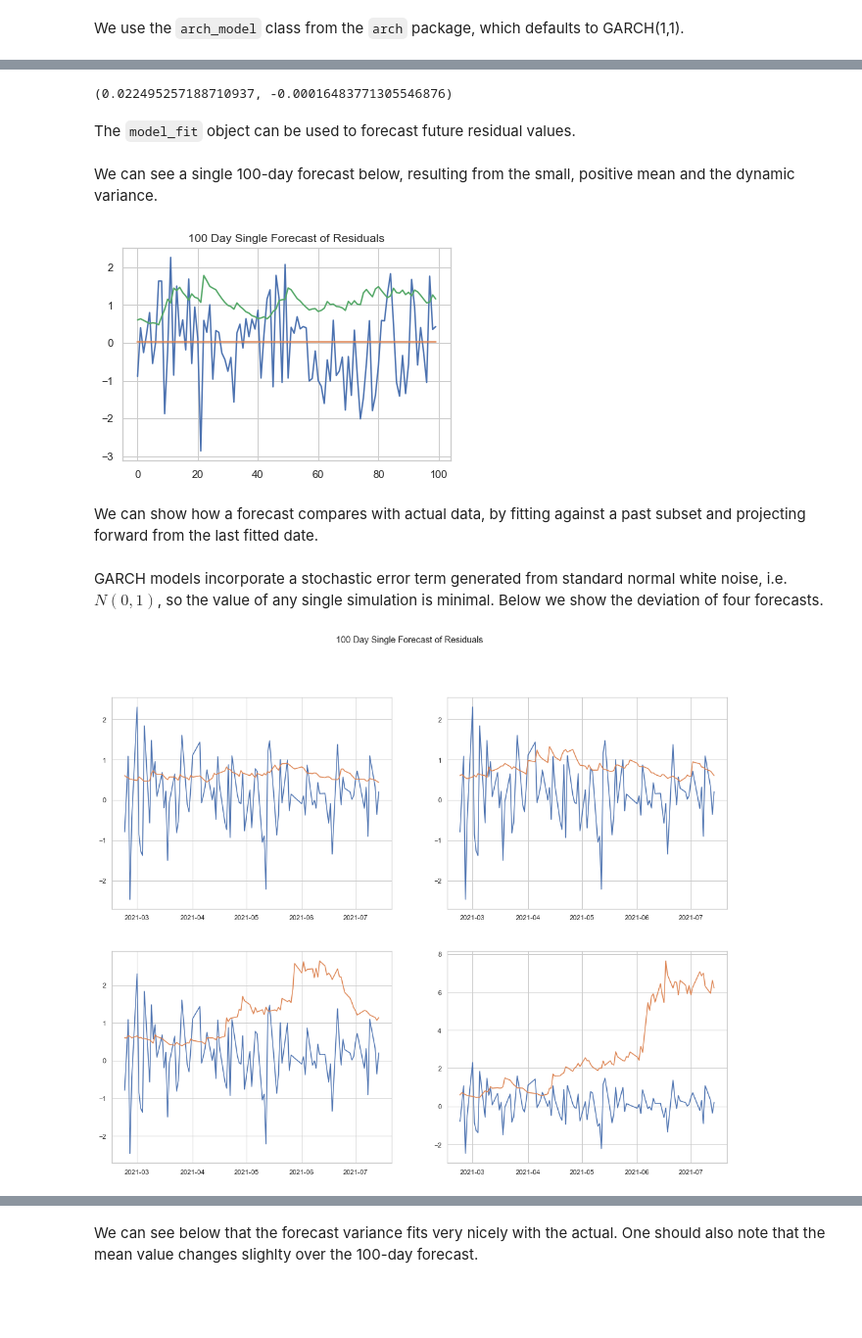
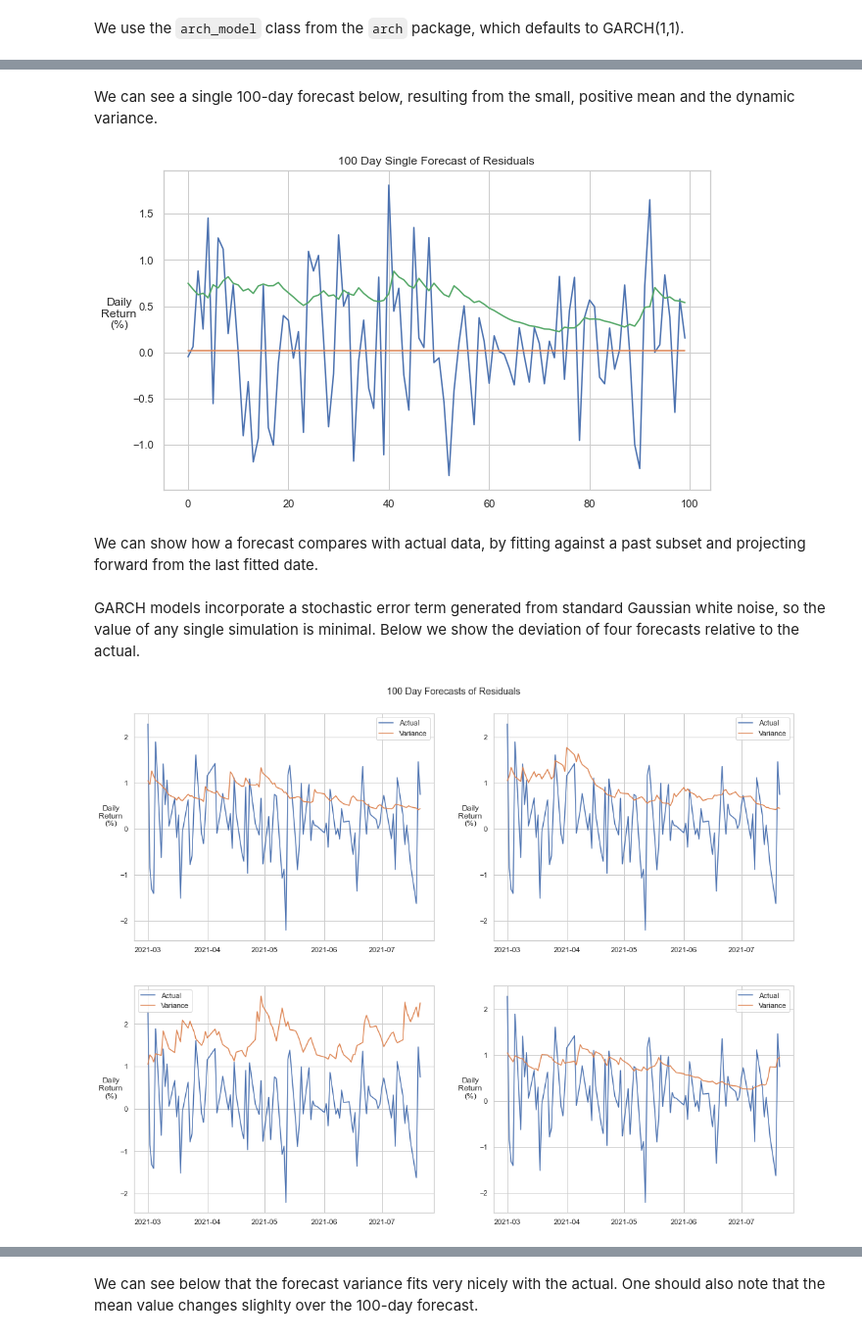
Before and after one commit to rjskene/phat, a Jupyter notebook: docs/notebooks/garch.ipynb, the cells around one changed output, grey strips where cells are left out. Shown at 98% size. Drawn from its saved outputs; the diff is of its cells as text; code cells hidden in the pictures; blank space fills up the shorter version.

```diff
--- a/docs/notebooks/garch.ipynb
+++ b/docs/notebooks/garch.ipynb
@@ -45,7 +25,9 @@ We will explore the utilization of both going forward.
 # %%
+import yfinance as yf
+
 sp = yf.download('^GSPC')
-sp_ret = sp.Close.pct_change().dropna()
-sp_lret = np.log1p(sp.Close.pct_change().dropna())
+sp_ret = sp.Close.pct_change().loc['1950-01-01':]
+sp_lret = np.log1p(sp.Close.pct_change()).loc['1950-01-01':]
 # %% [output]
 [*********************100%***********************]  1 of 1 completed
 # %%
@@ -157,5 +141,5 @@ sparmasim100 = pmdarima.ARIMA((2,0,2)).fit(sp_ret*100)
 # %%
-# sparmasim100 = pmdarima.auto_arima(sp_ret*100)
+sparmasim100 = pmdarima.auto_arima(sp_ret*100)
 # %%
 sparmasim100.summary()
 # %% [output]
@@ -315,41 +330,40 @@ We thing we can right away from the fit is the difference in the mean value. We
-# %%
-model_fit.params.mu, sparmasim100.resid().mean()
-# %% [output]
-(0.022495257188710937, -0.00016483771305546876)
-# %% [markdown]
-The `model_fit` object can be used to forecast future residual values.
 # %%
 pred = model_fit.forecast(horizon=100, simulations=1, method='simulation', reindex=False)
 # %% [markdown]
 We can see a single 100-day forecast below, resulting from the small, positive mean and the dynamic variance.
 # %%
+plt.figure(figsize=(10,6))
 plt.plot(pred.simulations.values[0,0], label='Forecast Values')
 plt.plot(pred.mean.iloc[0].values, label='Mean')
 plt.plot(pred.variance.iloc[0].values, label='Variance')
 
+
+plt.ylabel('Daily\nReturn\n(%)', loc='center', rotation='horizontal', labelpad=14)
 plt.title('100 Day Single Forecast of Residuals')
 
 plt.show()
 # %% [output]
-[figure, old version]
+[figure, new version]
 # %% [markdown]
 We can show how a forecast compares with actual data, by fitting against a past subset and projecting forward from the last fitted date.
 # %%
 model = arch.arch_model(data[:-100], p=1, q=1)
 model_fit = model.fit(disp='off')
 # %% [markdown]
-GARCH models incorporate a stochastic error term generated from standard normal white noise, i.e. $N(0,1)$, so the value of any single simulation is minimal. Below we show the deviation of four forecasts.
+GARCH models incorporate a stochastic error term generated from standard Gaussian white noise, so the value of any single simulation is minimal. Below we show the deviation of four forecasts relative to the actual.
 # %%
 fig, axs = plt.subplots(2,2,figsize=(18,14))
 
 for ax in axs.flatten():
     pred = model_fit.forecast(horizon=100, simulations=1, method='simulation', reindex=False)
-    ax.plot(data[-100:])
+    ax.plot(data[-100:], label='Actual')
     ax.plot(data[-100:].index, pred.variance.iloc[0].values, label='Variance')
+    ax.set_ylabel('Daily\nReturn\n(%)', loc='center', rotation='horizontal', labelpad=14)
+    ax.legend()
 
-plt.suptitle('100 Day Single Forecast of Residuals')
+plt.suptitle('100 Day Forecasts of Residuals', y=.92)
 
 plt.show()
 # %% [output]
-[figure, old version]
+[figure, new version]
 # %% [markdown]
```
Also changed, not shown: parts of 65 cells of this notebook, 25 other files.
